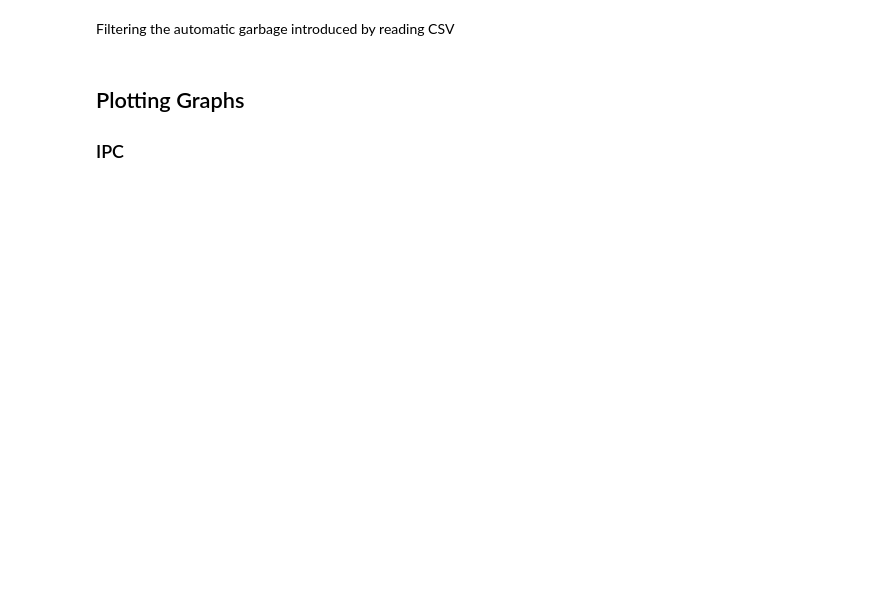
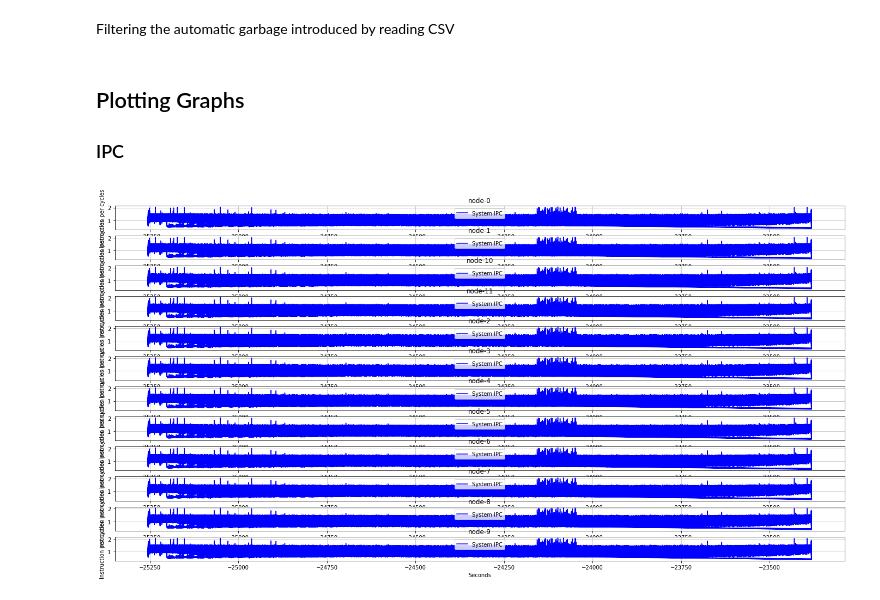
Before and after one commit to unkemptArc99/BuzzBlogBenchmark-1, a Jupyter notebook: analysis/notebooks/PcmAnalysis.ipynb, the cells around one changed output. Drawn from its saved outputs; the diff is of its cells as text; code cells hidden in the pictures; blank space fills up the shorter version.

```diff
--- a/analysis/notebooks/PcmAnalysis.ipynb
+++ b/analysis/notebooks/PcmAnalysis.ipynb
@@ -26,7 +25,0 @@ Reading CSV and removing the unnecessary "Unnamed" column
-# %%
-raw_csv_mult_nodes = {}
-for node_name, logfiles in get_experiment_pcm_logfiles(EXPERIMENT_DIRNAME):
-    raw_csv_mult_nodes[node_name] = pd.read_csv(logfiles)
-    raw_csv_mult_nodes[node_name].drop(columns=['Unnamed: 594'], inplace=True)
-    raw_csv_mult_nodes[node_name]['Node Name'] = [node_name] * raw_csv_mult_nodes[node_name].shape[0]
-    print(raw_csv_mult_nodes[node_name].shape)
@@ -46,3 +26,3 @@ for node_name, logfiles in get_experiment_pcm_logfiles(EXPERIMENT_DIRNAME):
 # %%
-combined_csv = pd.concat(list(raw_csv_mult_nodes.values()))
+combined_csv = pd.concat([get_csv(node_name, logfile) for node_name, logfile in get_experiment_pcm_logfiles(EXPERIMENT_DIRNAME)])
 print(combined_csv.shape)
@@ -67,7 +33,8 @@ print(raw_csv.columns.values)
 # %%
-system_stats = raw_csv.loc[:, :'UncFREQ (Ghz) SKT0']
-start_time = datetime.fromisoformat(system_stats['Timestamp'][1])
-system_stats['Timestamp'] = system_stats.apply(lambda r: (datetime.fromisoformat(r['Timestamp']) - start_time).total_seconds(), axis=1)
+system_stats = combined_csv.loc[:, :'UncFREQ (Ghz) SKT0']
+system_stats['Node Name'] = combined_csv['Node Name']
+start_time = get_experiment_start_time(EXPERIMENT_DIRNAME)
+system_stats['Timestamp'] = system_stats.apply(lambda r: (r['Timestamp'] - start_time).total_seconds(), axis=1)
 system_stats.set_index('Timestamp', inplace=True)
 # %% [markdown]
 ## Plotting Graphs
@@ -76,7 +43,13 @@ system_stats.set_index('Timestamp', inplace=True)
 # %%
 system_stats['System IPC'] = system_stats.apply(lambda r: float(r['System IPC']), axis=1)
 fig = plt.figure(figsize=(24,12))
-ax = fig.add_subplot()
-df = system_stats['System IPC']
-ax.grid(alpha=0.75)
-df.plot(ax=ax, kind="line", title="IPC", xlabel="Seconds", ylabel="Instruction per cycles", color="blue", grid=True)
+node_names = sorted(system_stats['Node Name'].unique())
+df = system_stats.loc[:, ['System IPC', 'Node Name']]
+for (i, node) in enumerate(node_names):
+    dfi = df[(df['Node Name'] == node)]
+    ax = fig.add_subplot(len(node_names), 1, i+1)
+    ax.grid(alpha=0.75)
+    df.plot(ax=ax, kind="line", title="%s" % node, xlabel="Seconds", ylabel="Instruction per cycles", color="blue", grid=True)
+    plt.subplots_adjust(hspace=0.25)
+# %% [output]
+[figure, added]
```
Also changed, not shown: parts of 6 cells of this notebook, 1 other file.
